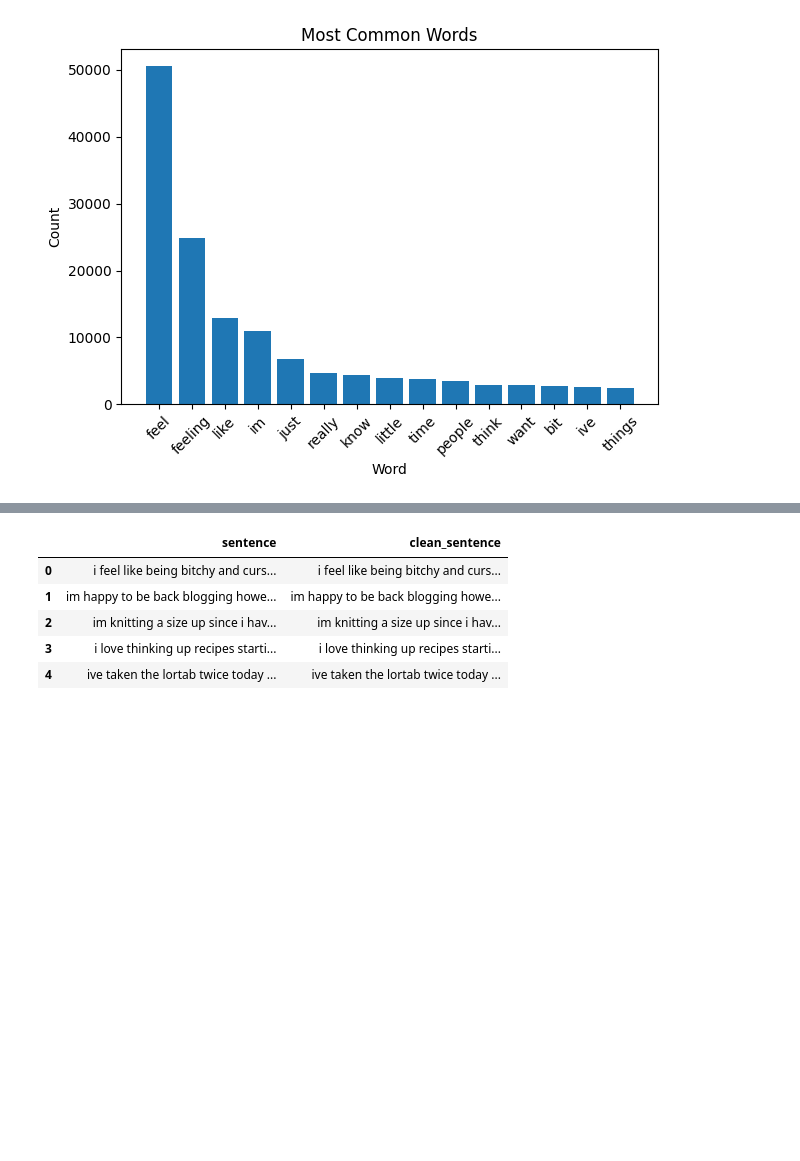
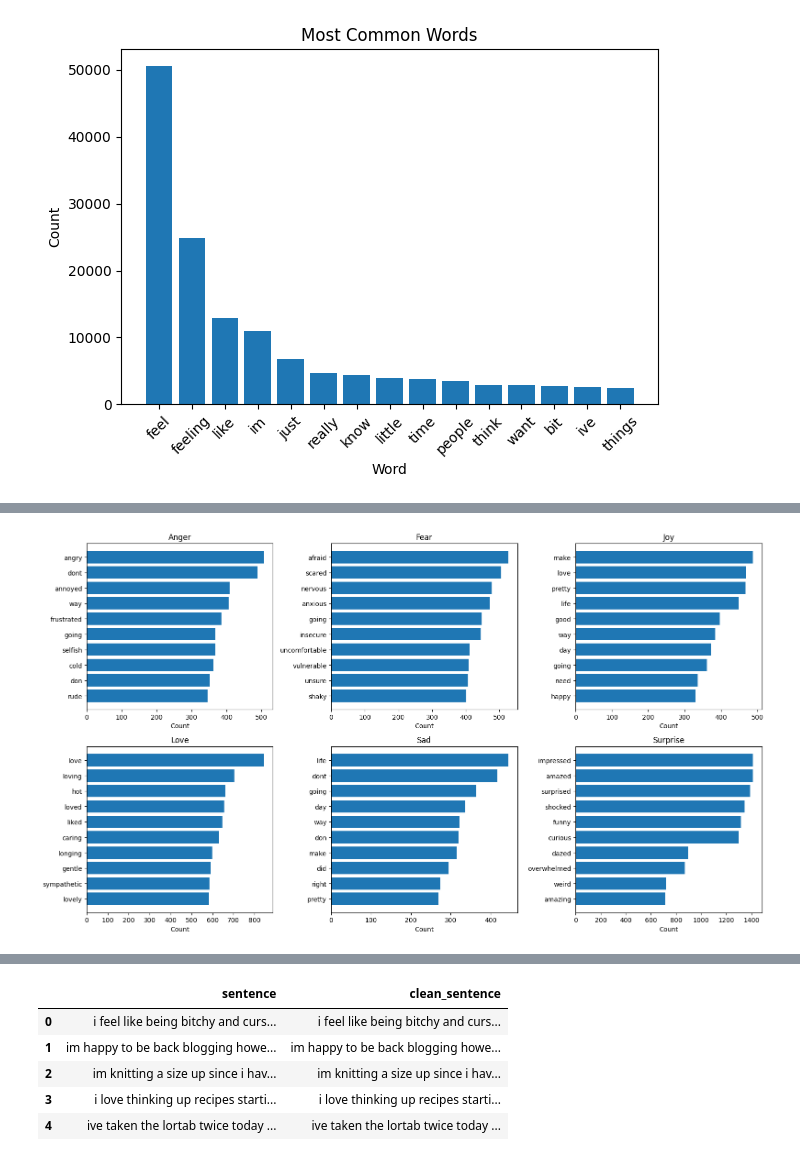
Before and after one commit to DMWWR/s4-practice-challenge, a Jupyter notebook: emotion-predictor.ipynb, the cells around one changed output, grey strips where cells are left out. Saved outputs shown, nothing was run; the diff lists cells and outputs as text; code cells hidden in the pictures; blank space fills up the shorter version.

```diff
--- a/emotion-predictor.ipynb
+++ b/emotion-predictor.ipynb
@@ -165,0 +201,55 @@ This makes the text more consistent for feature extraction.
+# %%
+import numpy as np
+import matplotlib.pyplot as plt
+from sklearn.feature_extraction.text import CountVectorizer
+
+# Build a simple text version for word-frequency analysis only.
+word_df = df[["emotion", "sentence"]].copy()
+word_df["word_text"] = (
+    word_df["sentence"]
+    .astype(str)
+    .str.lower()
+    .str.replace(r"[^a-z]+", " ", regex=True)
+    .str.replace(r"\s+", " ", regex=True)
+    .str.strip()
+)
+word_df = word_df[word_df["word_text"] != ""].copy()
+
+top_n = 10
+top_rows = []
+
+for emotion in sorted(word_df["emotion"].unique()):
+    texts = word_df.loc[word_df["emotion"] == emotion, "word_text"]
+
+    cv_label = CountVectorizer(stop_words=project_stop_words, max_features=3000)
+    counts = cv_label.fit_transform(texts)
+    sums = counts.sum(axis=0).A1
+    words = cv_label.get_feature_names_out()
+
+    top_idx = np.argsort(sums)[::-1][:top_n]
+    for idx in top_idx:
+        top_rows.append({
+            "emotion": emotion,
+            "word": words[idx],
+            "count": int(sums[idx]),
+        })
+
+top_words_df = pd.DataFrame(top_rows)
+
+emotions = sorted(top_words_df["emotion"].unique())
+fig, axes = plt.subplots(2, 3, figsize=(16, 9), sharex=False)
+axes = axes.flatten()
+
+for ax, emotion in zip(axes, emotions):
+    sub = top_words_df[top_words_df["emotion"] == emotion].sort_values("count")
+    ax.barh(sub["word"], sub["count"])
+    ax.set_title(emotion.capitalize())
+    ax.set_xlabel("Count")
+
+for ax in axes[len(emotions):]:
+    ax.axis("off")
+
+plt.tight_layout()
+plt.show()
+# %% [output]
+[figure, added]
```
Also changed, not shown: parts of 78 cells of this notebook, 2 other files.
